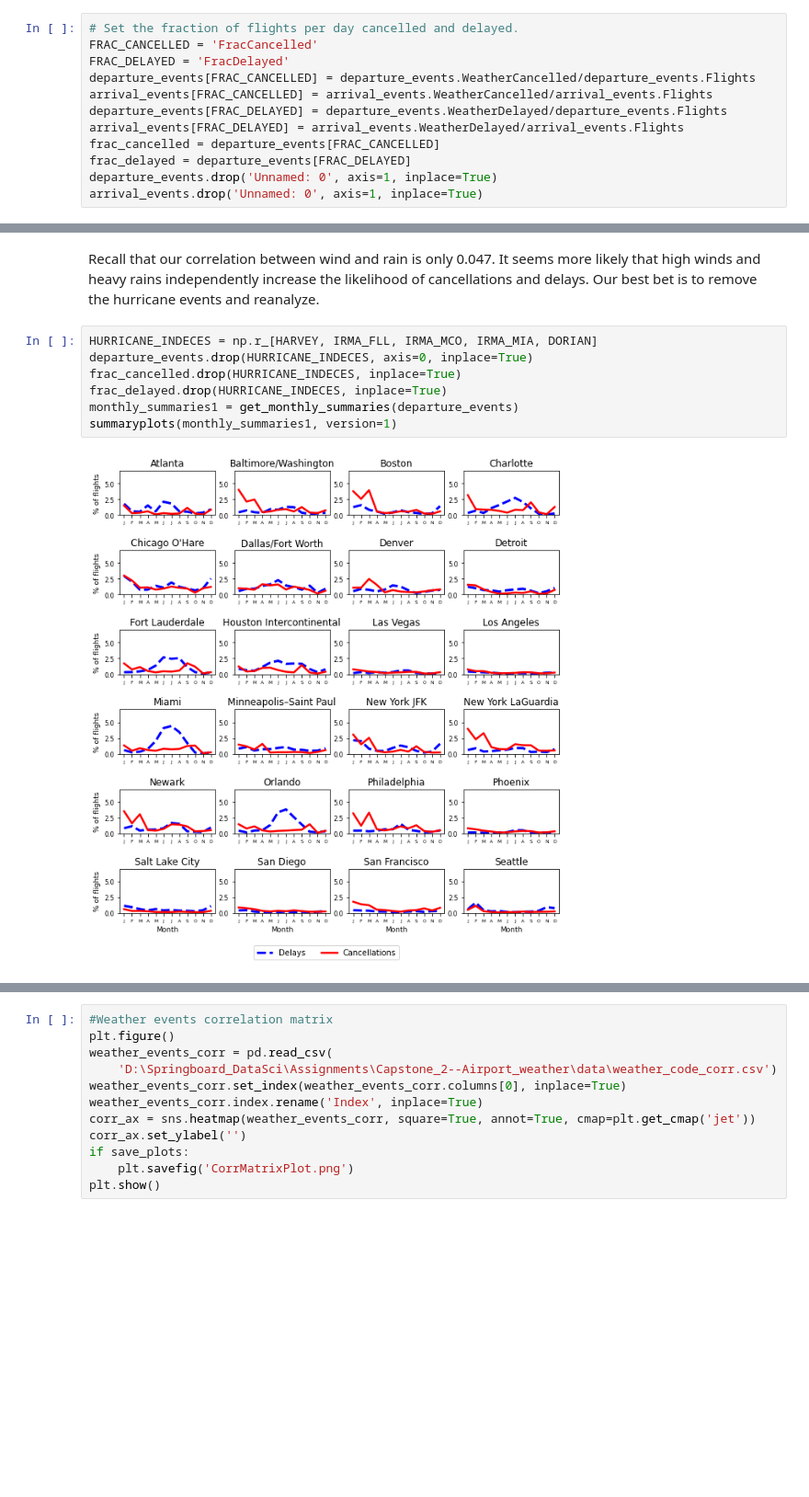
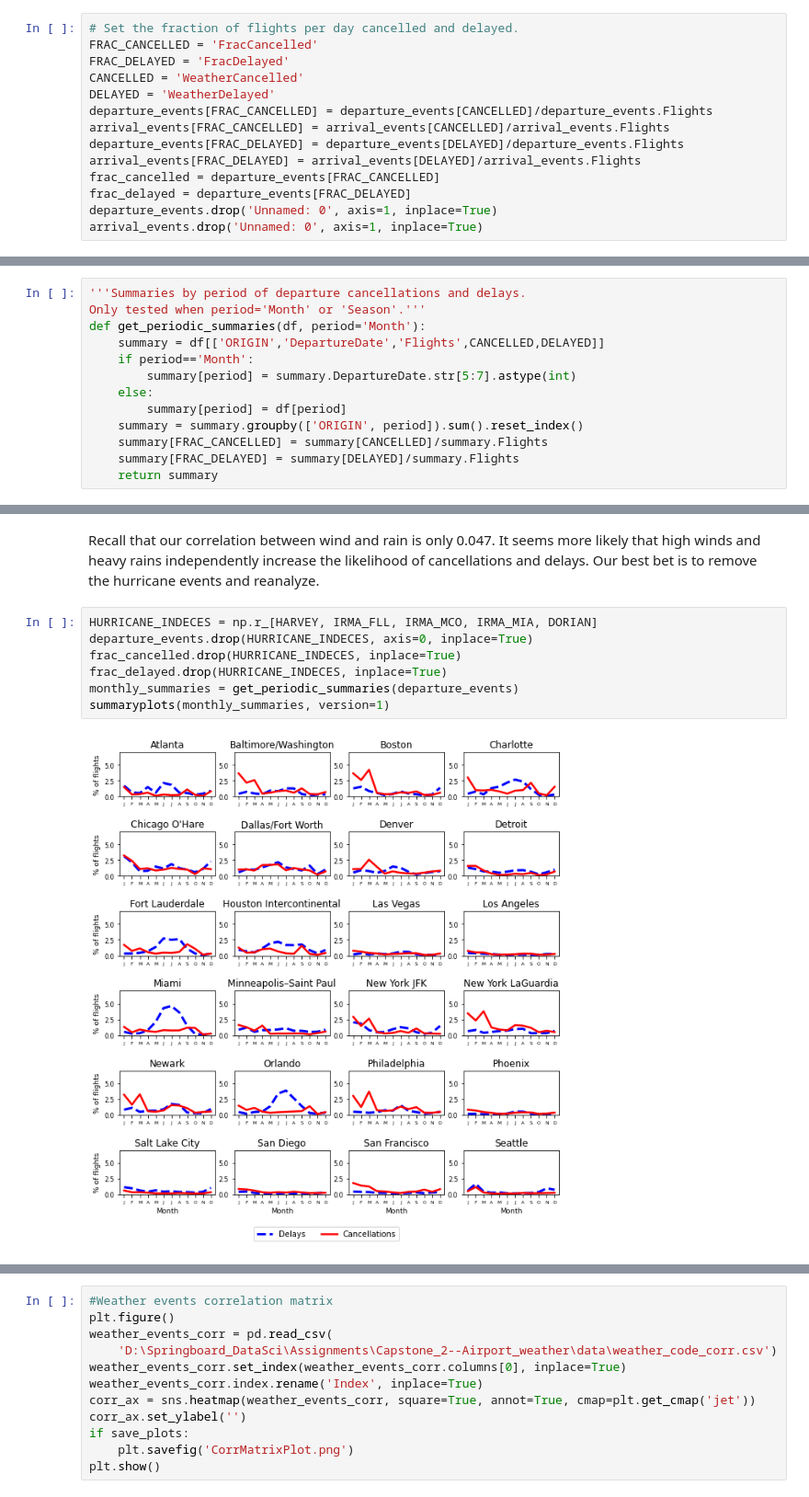
Before and after one commit to BarrettNB/Springboard, a Jupyter notebook: Capstone_2--Airport_weather/Steps_2-3_DataWrangling_EDA_3_Analysis.ipynb, the cells around one changed output, grey strips where cells are left out. Shown at 92% size. Drawn from its saved outputs; the diff is of its cells as text; blank space fills up the shorter version.

```diff
--- a/Capstone_2--Airport_weather/Steps_2-3_DataWrangling_EDA_3_Analysis.ipynb
+++ b/Capstone_2--Airport_weather/Steps_2-3_DataWrangling_EDA_3_Analysis.ipynb
@@ -61,10 +66,12 @@ Loading flight events
 # Set the fraction of flights per day cancelled and delayed.
 FRAC_CANCELLED = 'FracCancelled'
 FRAC_DELAYED = 'FracDelayed'
-departure_events[FRAC_CANCELLED] = departure_events.WeatherCancelled/departure_events.Flights
-arrival_events[FRAC_CANCELLED] = arrival_events.WeatherCancelled/arrival_events.Flights
-departure_events[FRAC_DELAYED] = departure_events.WeatherDelayed/departure_events.Flights
-arrival_events[FRAC_DELAYED] = arrival_events.WeatherDelayed/arrival_events.Flights
+CANCELLED = 'WeatherCancelled'
+DELAYED = 'WeatherDelayed'
+departure_events[FRAC_CANCELLED] = departure_events[CANCELLED]/departure_events.Flights
+arrival_events[FRAC_CANCELLED] = arrival_events[CANCELLED]/arrival_events.Flights
+departure_events[FRAC_DELAYED] = departure_events[DELAYED]/departure_events.Flights
+arrival_events[FRAC_DELAYED] = arrival_events[DELAYED]/arrival_events.Flights
 frac_cancelled = departure_events[FRAC_CANCELLED]
 frac_delayed = departure_events[FRAC_DELAYED]
 departure_events.drop('Unnamed: 0', axis=1, inplace=True)
@@ -79 +81,14 @@ def get_monthly_summaries(df):
+# %%
+'''Summaries by period of departure cancellations and delays.
+Only tested when period='Month' or 'Season'.'''
+def get_periodic_summaries(df, period='Month'):
+    summary = df[['ORIGIN','DepartureDate','Flights',CANCELLED,DELAYED]]
+    if period=='Month':
+        summary[period] = summary.DepartureDate.str[5:7].astype(int)
+    else:
+        summary[period] = df[period]
+    summary = summary.groupby(['ORIGIN', period]).sum().reset_index()
+    summary[FRAC_CANCELLED] = summary[CANCELLED]/summary.Flights
+    summary[FRAC_DELAYED] = summary[DELAYED]/summary.Flights
+    return summary
 # %%
@@ -194,9 +209,9 @@ and delays. Our best bet is to remove the hurricane events and reanalyze.
 # %%
 HURRICANE_INDECES = np.r_[HARVEY, IRMA_FLL, IRMA_MCO, IRMA_MIA, DORIAN]
 departure_events.drop(HURRICANE_INDECES, axis=0, inplace=True)
 frac_cancelled.drop(HURRICANE_INDECES, inplace=True)
 frac_delayed.drop(HURRICANE_INDECES, inplace=True)
-monthly_summaries1 = get_monthly_summaries(departure_events)
-summaryplots(monthly_summaries1, version=1)
+monthly_summaries = get_periodic_summaries(departure_events)
+summaryplots(monthly_summaries, version=1)
 # %% [output]
-[figure, old version]
+[figure, new version]
```
Also changed, not shown: parts of 52 cells of this notebook, 1 other file.
